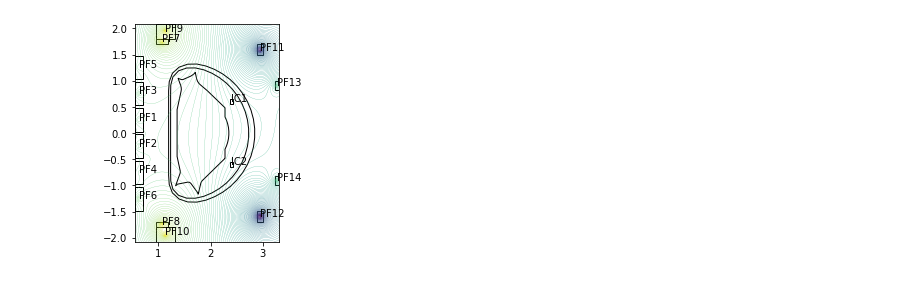
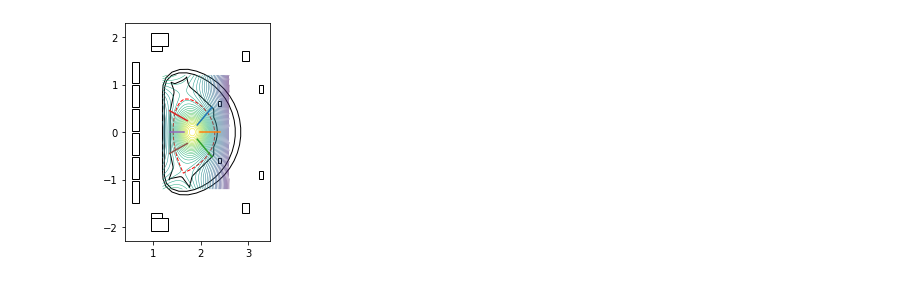
Before and after one commit to fusion-yun/fytok_old, a Jupyter notebook: examples/fy_magnetic.ipynb, the cells around one changed output. Saved outputs shown, nothing was run; the diff lists cells and outputs as text; code cells hidden in the pictures.

```diff
--- a/examples/fy_magnetic.ipynb
+++ b/examples/fy_magnetic.ipynb
@@ -41,6 +41,12 @@ vessel_outer_points= np.array([entry.wall.description_2d.vessel.annular.outline_
 
 limiter_points =  np.array([entry.wall.description_2d[0].limiter.unit[0].outline.r.__value__(),
                                  entry.wall.description_2d[0].limiter.unit[0].outline.z.__value__()]).transpose([1,0])
+isoflux=[
+    (1.93, 0.15,    2.24, 0.52    ),   # isoflux03
+    (1.99,0    ,    2.40, 0        ),     # isoflux01
+    (1.93,-0.15,    2.24, -0.52    ),   # isoflux09
+    (1.72, 0.24,    1.35, 0.45    ),   # isoflux04
+    (1.66,0    ,    1.35, 0        ),     # isoflux06
+    (1.72,-0.24 ,   1.35, -0.45    ),    # isoflux08
+
+    ]
-# %%
-for coil  in entry.pf_active.coil:
-    plt.plot(coil.current.data.__value__())
@@ -92,25 +135,30 @@ for ix in range(NX):
 # %%
 fg=plt.figure()
 
-plt.gca().add_patch(plt.Polygon(limiter_points , fill=False,closed=True))
+plt.gca().add_patch(plt.Polygon(limiter_points, fill=False,closed=True))
 plt.gca().add_patch(plt.Polygon(vessel_outer_points , fill=False,closed=True))
 plt.gca().add_patch(plt.Polygon(vessel_inner_points , fill=False,closed=True))
 
+plt.gca().add_patch(plt.Polygon(np.array([lfcs_r,lfcs_z]).transpose([1,0]) , fill=False,closed=True,linestyle="dashed",color="red"))
+
+for r0,z0,r1,z1 in isoflux:
+    plt.plot([r0,r1],[z0,z1])
+
 for coil  in entry.pf_active.coil:
     rect=coil.element[0].geometry.rectangle.__value__()
-    plt.text(float(rect.r),float(rect.z),str(coil.name))
-    plt.gca().add_patch(plt.Rectangle((rect.r-rect.width/2.0, rect.z-rect.height/2.0), rect.width, rect.height, fill=False))
+    plt.gca().add_patch(plt.Rectangle((rect.r-rect.width/2.0, rect.z-rect.height/2.0),float( rect.width), float(rect.height), fill=False))
 
-plt.contour(X,Y,Z,levels=140,linewidths=0.2)
 
 # plt.contour(
 #     entry.equilibrium.time_slice[10].profiles_2d.grid.dim1.__value__(),
 #     entry.equilibrium.time_slice[10].profiles_2d.grid.dim2.__value__(),
 #     entry.equilibrium.time_slice[10].profiles_2d.psi.__value__(),
-#     levels= 20,
-#     linewidths=0.5)
+#     linewidths=0.5,cmap="gray")
+
+plt.contour(np.linspace(rmin,rmax,129),np.linspace(zmin,zmax,129),eq.psi().transpose(-1,0),levels=50,linewidths=0.5)
+
 
 plt.axis('scaled')
 plt.show()
 # %% [output]
-[figure, old version]
+[figure, new version]
```
Also changed, not shown: parts of 15 cells of this notebook, 4 other files.
